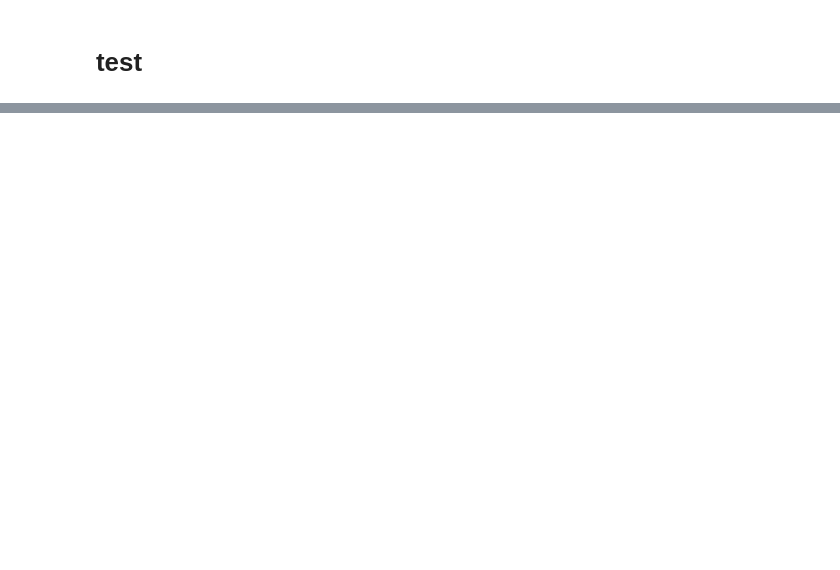
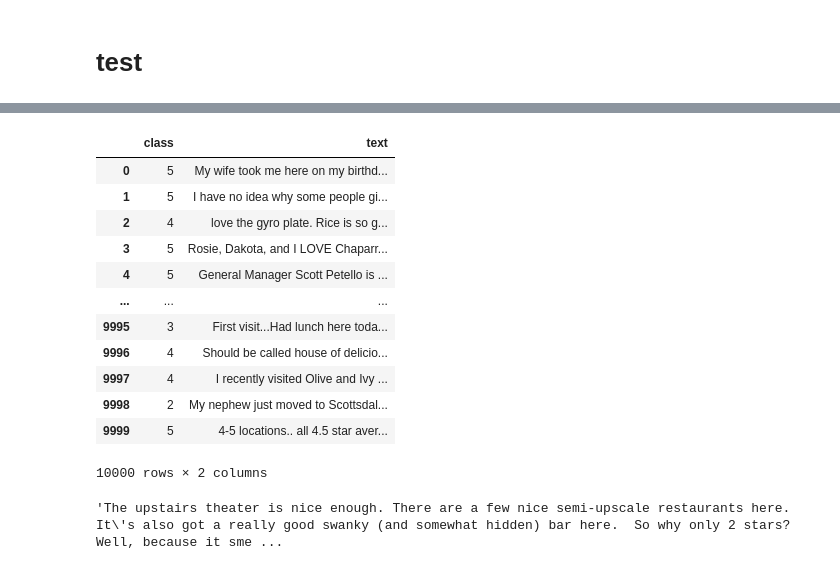
Before and after one commit to phj6688/thesis_project, a Jupyter notebook: draft.ipynb, the cells around one changed output, grey strips where cells are left out. Cells and saved outputs as stored; diff of their text form; code cells hidden in the pictures; blank space fills up the shorter version.

Commit message:
clean and new split datasets

```diff
--- a/draft.ipynb
+++ b/draft.ipynb
@@ -377,3 +202,14 @@ df = df[['stars', 'text']]
+# %%
+import re
+
+def clean_text(text):
+    text = re.sub(r"\n+", " ", text)
+    text = re.sub(r"\t+", " ", text)
+    text = re.sub(r"\r+", " ", text)
+    text = re.sub(r"/\sThe+", "The", text)
+    text = re.sub(r"[\\']+", "'", text)
+
+    return text
 # %%
 from sklearn.model_selection import train_test_split
 import re
@@ -404,0 +521,33 @@ pd.read_csv('./data/original/yelp/train.txt',delimiter='\t', header=None, names=
+# %%
+
+def clean_text(text):
+    text = re.sub(r"\n+", " ", text)
+    text = re.sub(r"\t+", " ", text)
+    text = re.sub(r"\r+", " ", text)
+    text = re.sub(r"/\sThe+", "The", text)
+    #text = re.sub(r"(\\')+", "'", text)
+    text = re.sub(r'\\+', '', text)
+
+    return text
+# %%
+yelp = pd.read_csv('./data/original/yelp/yelp.csv')
+yelp = yelp[['stars', 'text']]
+yelp['text'] = yelp['text'].map(clean_text)
+yelp.columns = ['class', 'text']
+yelp['text'] = yelp['text'].apply(lambda x: str(x).replace("\\'s","'s"))
+# %%
+yelp
+# %% [output]
+|  | class | text |
+| 0 | 5 | My wife took me here on my birthd... |
+| 1 | 5 | I have no idea why some people gi... |
+| 2 | 4 | love the gyro plate. Rice is so g... |
+| 3 | 5 | Rosie, Dakota, and I LOVE Chaparr... |
+| 4 | 5 | General Manager Scott Petello is ... |
+| ... | ... | ... |
+| 9995 | 3 | First visit...Had lunch here toda... |
+| 9996 | 4 | Should be called house of delicio... |
+| 9997 | 4 | I recently visited Olive and Ivy ... |
+| 9998 | 2 | My nephew just moved to Scottsdal... |
+| 9999 | 5 | 4-5 locations.. all 4.5 star aver... |
+10000 rows × 2 columns
@@ -404,0 +564,4 @@ pd.read_csv('./data/original/yelp/train.txt',delimiter='\t', header=None, names=
+# %%
+train['text'].iloc[2248]
+# %% [output]
+'The upstairs theater is nice enough. There are a few nice semi-upscale restaurants here. It\'s also got a really good swanky (and somewhat hidden) bar here.  So why only 2 stars? Well, because it sme ...
```
Also changed, not shown: parts of 62 cells of this notebook, 10 other files.
